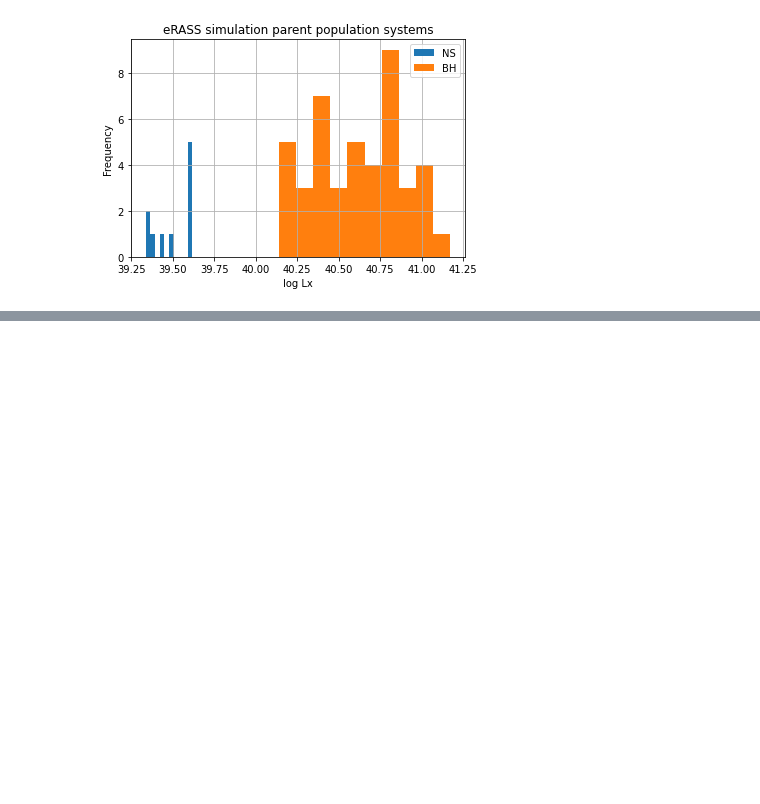
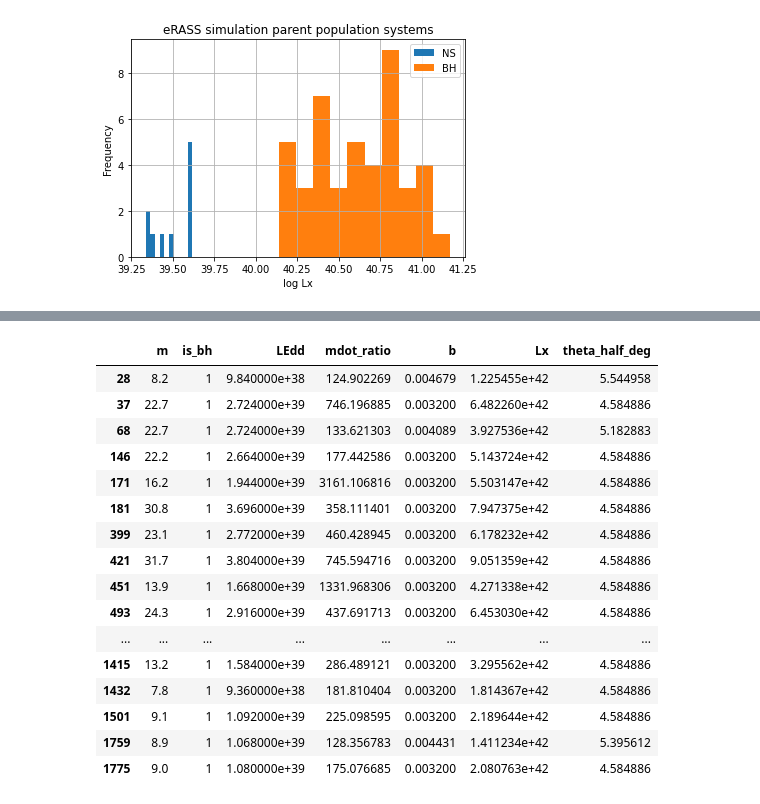
Before and after one commit to nx1/ulx_pop, a Jupyter notebook: notebooks/df_systems.ipynb, the cells around one changed output, grey strips where cells are left out. Cells and saved outputs as stored; diff of their text form; code cells hidden in the pictures; blank space fills up the shorter version.

```diff
--- a/notebooks/df_systems.ipynb
+++ b/notebooks/df_systems.ipynb
@@ -304,3 +305,6 @@ plt.legend()
 # %% [output]
 <matplotlib.legend.Legend at 0x...>
 [figure]
+# %%
+bright = df_ulx[df_ulx['Lx'] > 1E42]
+bright.columns
@@ -306,0 +319,20 @@ plt.legend()
+# %%
+bright[['m', 'is_bh', 'LEdd', 'mdot_ratio', 'b', 'Lx', 'theta_half_deg']]
+# %% [output]
+|  | m | is_bh | LEdd | mdot_ratio | b | Lx | theta_half_deg |
+| 28 | 8.2 | 1 | 9.840000e+38 | 124.902269 | 0.004679 | 1.225455e+42 | 5.544958 |
+| 37 | 22.7 | 1 | 2.724000e+39 | 746.196885 | 0.003200 | 6.482260e+42 | 4.584886 |
+| 68 | 22.7 | 1 | 2.724000e+39 | 133.621303 | 0.004089 | 3.927536e+42 | 5.182883 |
+| 146 | 22.2 | 1 | 2.664000e+39 | 177.442586 | 0.003200 | 5.143724e+42 | 4.584886 |
+| 171 | 16.2 | 1 | 1.944000e+39 | 3161.106816 | 0.003200 | 5.503147e+42 | 4.584886 |
+| 181 | 30.8 | 1 | 3.696000e+39 | 358.111401 | 0.003200 | 7.947375e+42 | 4.584886 |
+| 399 | 23.1 | 1 | 2.772000e+39 | 460.428945 | 0.003200 | 6.178232e+42 | 4.584886 |
+| 421 | 31.7 | 1 | 3.804000e+39 | 745.594716 | 0.003200 | 9.051359e+42 | 4.584886 |
+| 451 | 13.9 | 1 | 1.668000e+39 | 1331.968306 | 0.003200 | 4.271338e+42 | 4.584886 |
+| 493 | 24.3 | 1 | 2.916000e+39 | 437.691713 | 0.003200 | 6.453030e+42 | 4.584886 |
+| ... | ... | ... | ... | ... | ... | ... | ... |
+| 1415 | 13.2 | 1 | 1.584000e+39 | 286.489121 | 0.003200 | 3.295562e+42 | 4.584886 |
+| 1432 | 7.8 | 1 | 9.360000e+38 | 181.810404 | 0.003200 | 1.814367e+42 | 4.584886 |
+| 1501 | 9.1 | 1 | 1.092000e+39 | 225.098595 | 0.003200 | 2.189644e+42 | 4.584886 |
+| 1759 | 8.9 | 1 | 1.068000e+39 | 128.356783 | 0.004431 | 1.411234e+42 | 5.395612 |
+| 1775 | 9.0 | 1 | 1.080000e+39 | 175.076685 | 0.003200 | 2.080763e+42 | 4.584886 |
```
Also changed, not shown: parts of 2 cells of this notebook, 7 other files.
